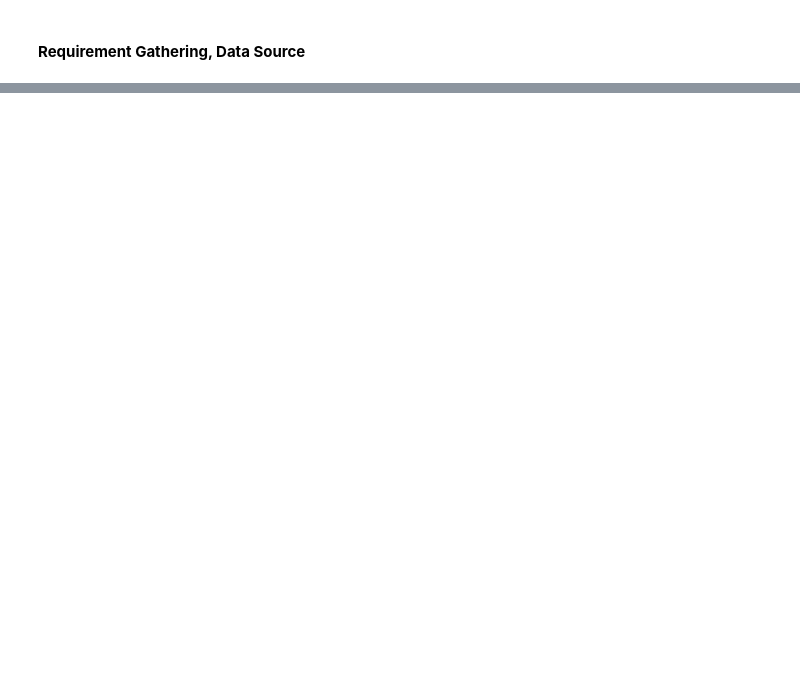
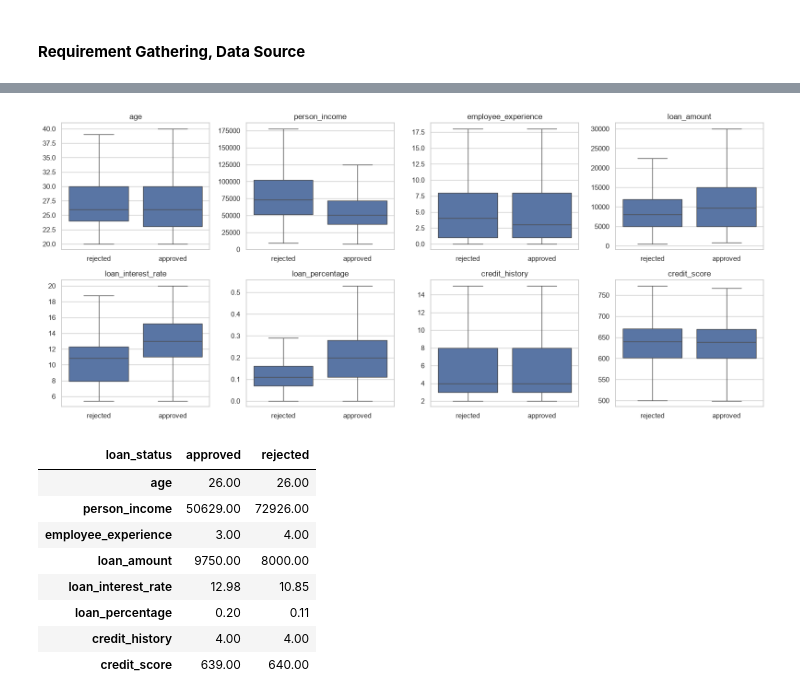
Before and after one commit to th3realAyo/loan_approval_classification, a Jupyter notebook: loan_approval_classification_model.ipynb, the cells around one changed output, grey strips where cells are left out. Cells and saved outputs as stored; diff of their text form; code cells hidden in the pictures; blank space fills up the shorter version.

```diff
--- a/loan_approval_classification_model.ipynb
+++ b/loan_approval_classification_model.ipynb
@@ -682,0 +239,23 @@ loan_df.groupby("loan_status")["loan_percentage"].describe()
+# %%
+outcome =loan_df[TARGET].map({0 : 'rejected', 1 :'approved'})
+
+fig, axes = plt.subplots(2, 4, figsize=(16, 7))
+for ax, col in zip(axes.flat, NUMERIC_COLS, strict=True):
+    sns.boxplot(data=loan_df, x=outcome, y=col, order=["rejected", "approved"],
+                showfliers=False, ax=ax)
+    ax.set(title=col, xlabel="", ylabel="")
+fig.tight_layout()
+plt.show()
+
+loan_df.groupby(outcome)[NUMERIC_COLS].median().T.round(2)
+# %% [output]
+[figure, added]
+| loan_status | approved | rejected |
+| age | 26.00 | 26.00 |
+| person_income | 50629.00 | 72926.00 |
+| employee_experience | 3.00 | 4.00 |
+| loan_amount | 9750.00 | 8000.00 |
+| loan_interest_rate | 12.98 | 10.85 |
+| loan_percentage | 0.20 | 0.11 |
+| credit_history | 4.00 | 4.00 |
+| credit_score | 639.00 | 640.00 |
```
Also changed, not shown: parts of 94 cells of this notebook.
